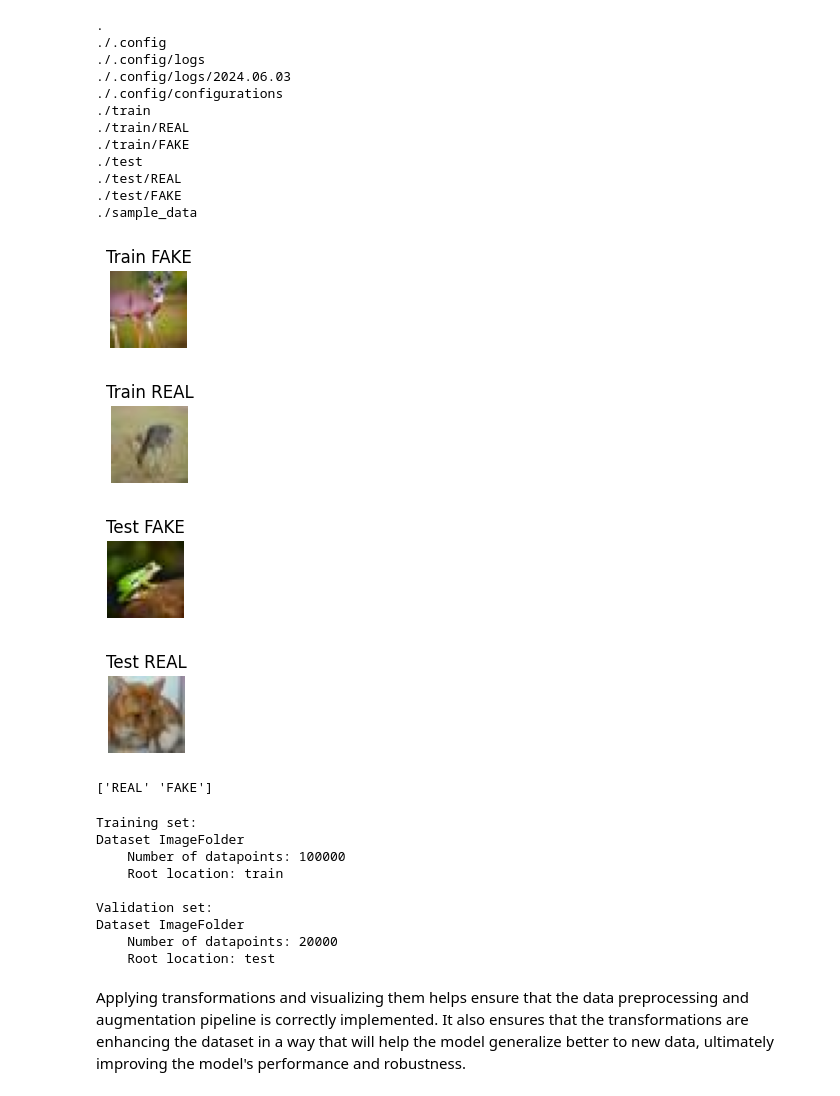
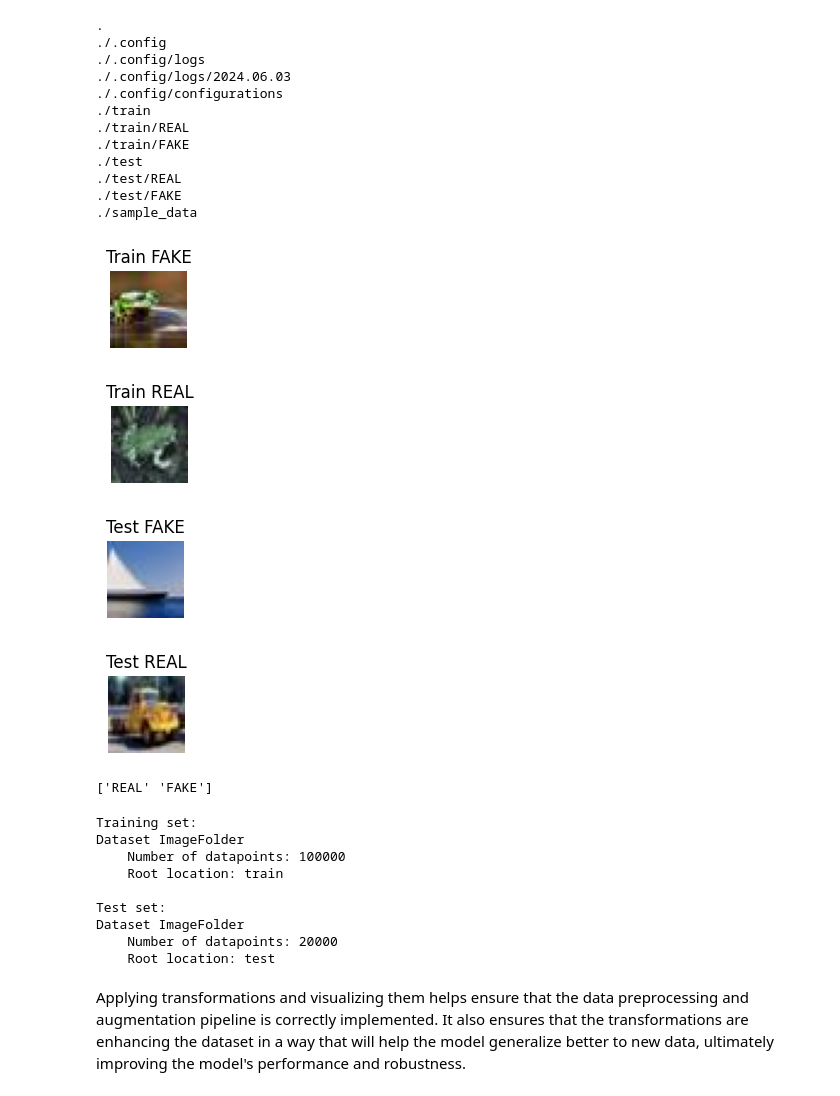
Before and after one commit to stefsyrsiri/synthetic-image-detection, a Jupyter notebook: Deep_Learning_Project.ipynb, the cells around one changed output. Saved outputs shown, nothing was run; the diff lists cells and outputs as text; code cells hidden in the pictures.

```diff
--- a/Deep_Learning_Project.ipynb
+++ b/Deep_Learning_Project.ipynb
@@ -81,32 +80,32 @@ cifake-real-and-ai-generated-synthetic-images.zip  sample_data  test  train
 # %%
 # Paths to the dataset
 train_fake_path = './train/FAKE'
 train_real_path = './train/REAL'
 test_fake_path = './test/FAKE'
 test_real_path = './test/REAL'
 
 # Function to display an image
 def show_image(title, path):
     image_files = os.listdir(path)
-    img_path = os.path.join(path, image_files[0])  # Just take the first image for now
+    img_path = os.path.join(path, image_files[1])  # Just take the first image for now
     img = Image.open(img_path)
 
     plt.figure(figsize=(1, 1))
     plt.imshow(img)
     plt.title(title)
     plt.axis('off')  # Hide the axis
     plt.show()
 
 # Show one image from each category
 show_image('Train FAKE', train_fake_path)
 show_image('Train REAL', train_real_path)
 show_image('Test FAKE', test_fake_path)
 show_image('Test REAL', test_real_path)
 # %% [output]
-[figure, old version]
+[figure, new version]
-[figure, old version]
+[figure, new version]
-[figure, old version]
+[figure, new version]
-[figure, old version]
+[figure, new version]
 # %%
 # Classes' labels
 LABELS = np.asarray(os.listdir('train'))
@@ -121,15 +120,15 @@ train_dataset = datasets.ImageFolder(root='train') # 'train' is the name of the
 print(f"Training set:\n{train_dataset}\n")
 
 # Validation dataset
-valid_dataset = datasets.ImageFolder(root='test')
-print(f"Validation set:\n{valid_dataset}")
+test_set  = datasets.ImageFolder(root='test')
+print(f"Test set:\n{test_set}")
 # %% [output]
 Training set:
 Dataset ImageFolder
     Number of datapoints: 100000
     Root location: train
 
-Validation set:
+Test set:
 Dataset ImageFolder
     Number of datapoints: 20000
     Root location: test
```
Also changed, not shown: parts of 7 cells of this notebook.
